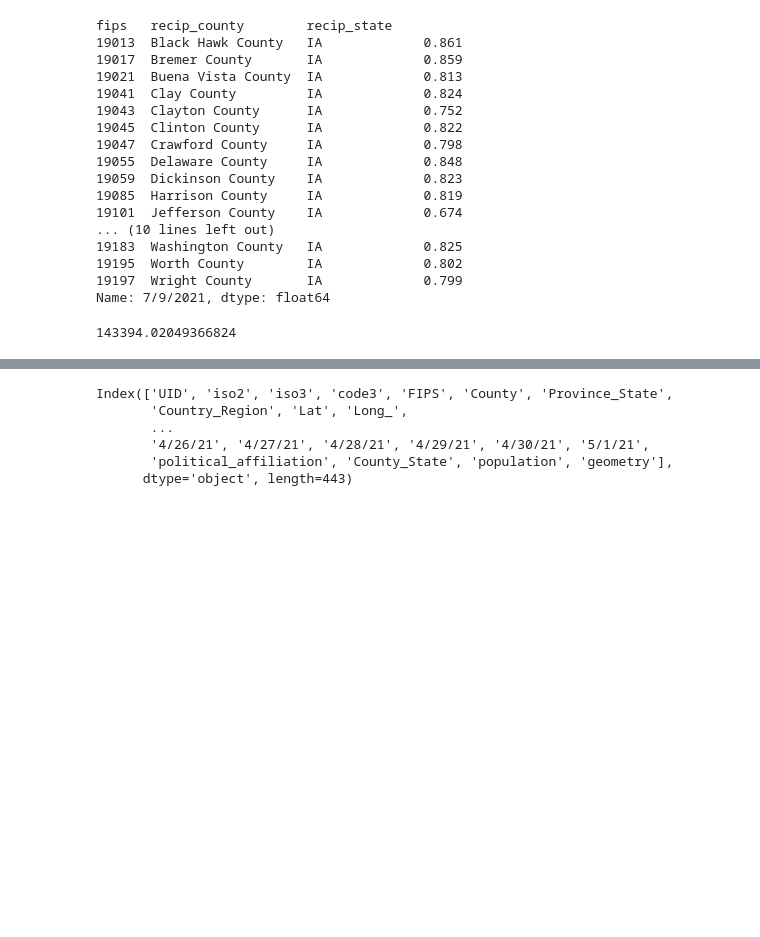
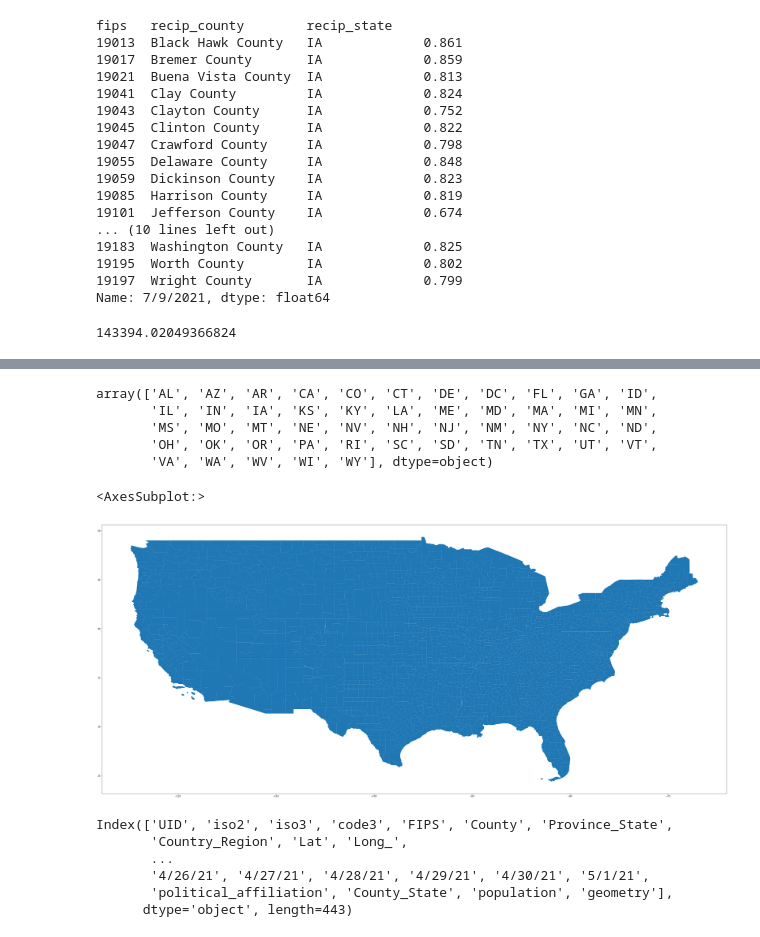
Before and after one commit to mcdomx/marks-covid-tracker, a Jupyter notebook: tracker/notebooks/tracker_notebook.ipynb, the cells around one changed output, grey strips where cells are left out. Cells and saved outputs as stored; diff of their text form; code cells hidden in the pictures; blank space fills up the shorter version.

```diff
--- a/tracker/notebooks/tracker_notebook.ipynb
+++ b/tracker/notebooks/tracker_notebook.ipynb
@@ -490,0 +499,36 @@ _yes
+# %%
+from shapely.geometry import Polygon
+
+def get_county_geometry(fips:list, values:list, exclude_states:list = ['PR', 'AS', 'VI', 'GU', 'MP'], incl_hi_ak=False) -> pd.DataFrame:
+    counties_file = os.path.join("~", ".bokeh", "data", "US_Counties.csv")
+
+    if not os.path.isfile(counties_file):
+        import bokeh.sampledata
+        bokeh.sampledata.download()
+
+    from bokeh.sampledata.us_counties import data as counties
+
+    df = pd.DataFrame(counties).T
+    df['FIPS'] = [str(k[0]).zfill(2)+str(k[1]).zfill(3) for k in counties.keys()]
+    df.set_index('FIPS', inplace=True, )
+    df['geometry'] = df.apply(lambda s: Polygon([(x, y) for x, y in zip(s.lons, s.lats)]), axis=1)
+
+    df = gpd.GeoDataFrame(df, geometry='geometry')
+
+    df.rename(columns={'name':'county', 'detailed name': 'county_state'}, inplace=True)
+
+    df['state'] = df.apply(lambda x: x['state'].upper(), axis=1)
+
+    df.drop(columns=['lats', 'lons'], inplace=True)
+
+    # remove territories
+    df = df[~df.state.isin(exclude_states)]
+
+    # remove hawaii and alaska for simplified mapping
+    if not incl_hi_ak:
+        df = df[~df.state.isin(['AK', 'HI'])]
+
+    return df
+# %%
+cts = get_county_geometry(fips=[], values=[])
+cts.head()
@@ -490,0 +560,13 @@ _yes
+# %%
+cts.state.unique()
+# %% [output]
+array(['AL', 'AZ', 'AR', 'CA', 'CO', 'CT', 'DE', 'DC', 'FL', 'GA', 'ID',
+       'IL', 'IN', 'IA', 'KS', 'KY', 'LA', 'ME', 'MD', 'MA', 'MI', 'MN',
+       'MS', 'MO', 'MT', 'NE', 'NV', 'NH', 'NJ', 'NM', 'NY', 'NC', 'ND',
+       'OH', 'OK', 'OR', 'PA', 'RI', 'SC', 'SD', 'TN', 'TX', 'UT', 'VT',
+       'VA', 'WA', 'WV', 'WI', 'WY'], dtype=object)
+# %%
+cts.plot(figsize=(50,50))
+# %% [output]
+<AxesSubplot:>
+[figure, added]
```
Also changed, not shown: parts of 13 cells of this notebook, 23 other files.
